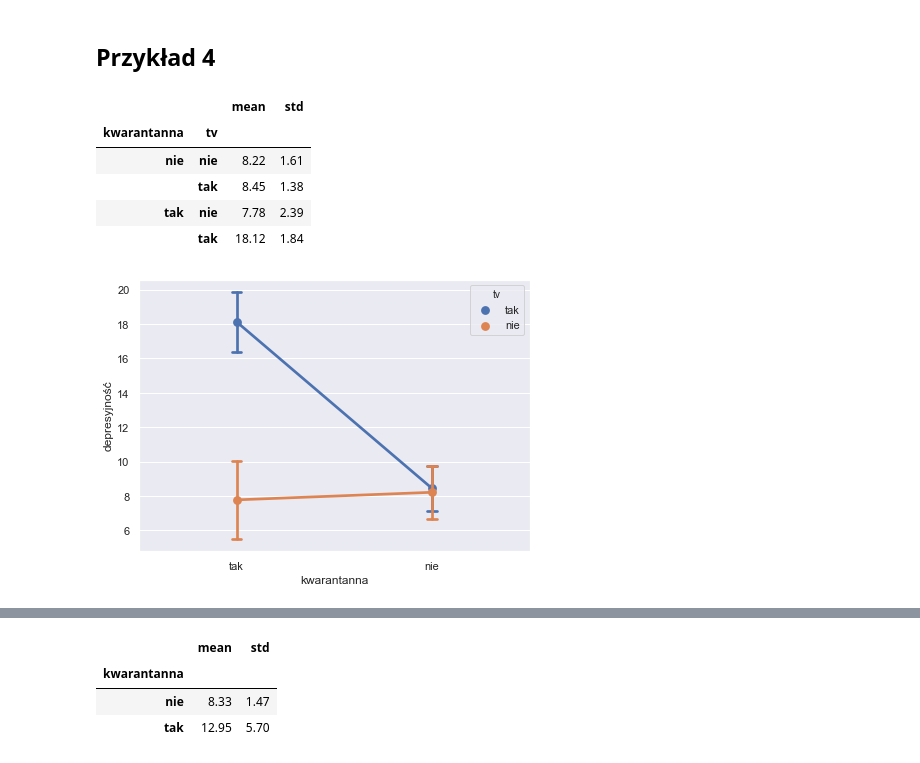
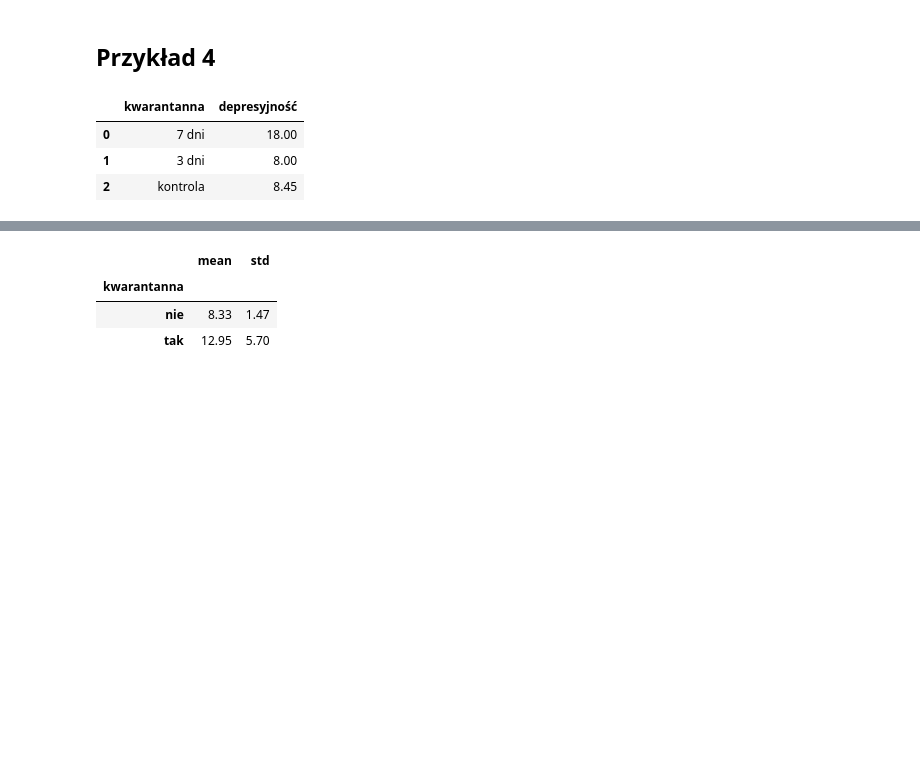
Before and after one commit to k-basinski/mbp2, a Jupyter notebook: Wykresy_proste.ipynb, the cells around one changed output, grey strips where cells are left out. Drawn from its saved outputs; the diff is of its cells as text; code cells hidden in the pictures; blank space fills up the shorter version.

```diff
--- a/Wykresy_proste.ipynb
+++ b/Wykresy_proste.ipynb
@@ -151,18 +151,18 @@ show_plot('kwarantanna', 'depresyjność', None, df)
 # %%
 d = {
     'kwarantanna': ['7 dni', '3 dni', 'kontrola'],
     'depresyjność': [18, 8, 8.45]
 }
 df = pd.DataFrame(d)
 
-df = add_errors(df)
+# df = add_errors(df)
 
-show_plot('kwarantanna', 'depresyjność', 'tv', df)
+df
+
+# show_plot('kwarantanna', 'depresyjność', df)
+# sns.pointplot(x=x, y=y, hue=z, data=df, ax=ax, capsize=.05, ci='sd')
 # %% [output]
-|  |  | mean | std |
-| kwarantanna | tv |  |  |
-| nie | nie | 8.22 | 1.61 |
-|  | tak | 8.45 | 1.38 |
-| tak | nie | 7.78 | 2.39 |
-|  | tak | 18.12 | 1.84 |
+|  | kwarantanna | depresyjność |
+| 0 | 7 dni | 18.00 |
+| 1 | 3 dni | 8.00 |
+| 2 | kontrola | 8.45 |
-[figure, removed]
```
Also changed, not shown: parts of 16 cells of this notebook.
